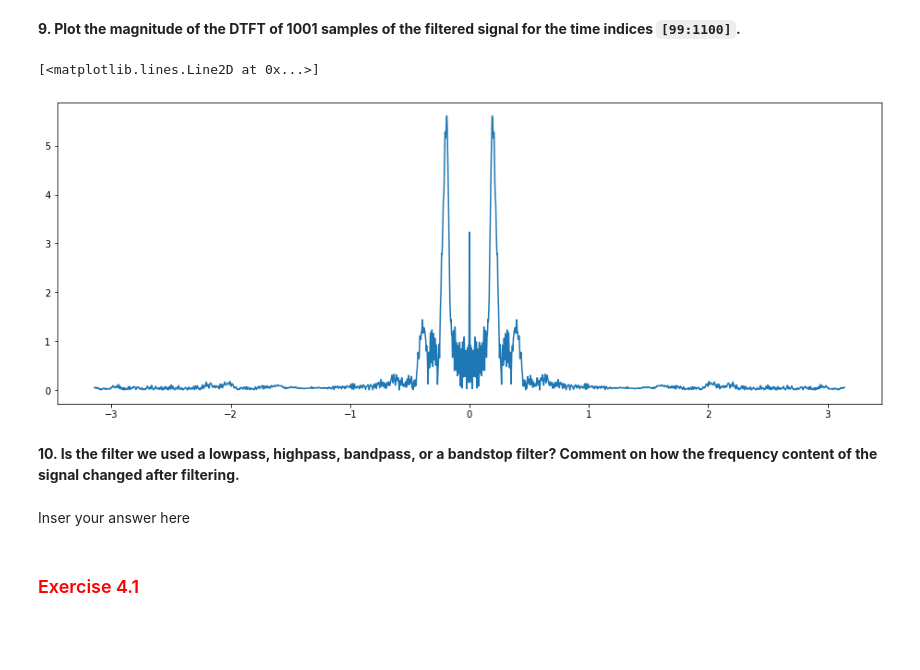
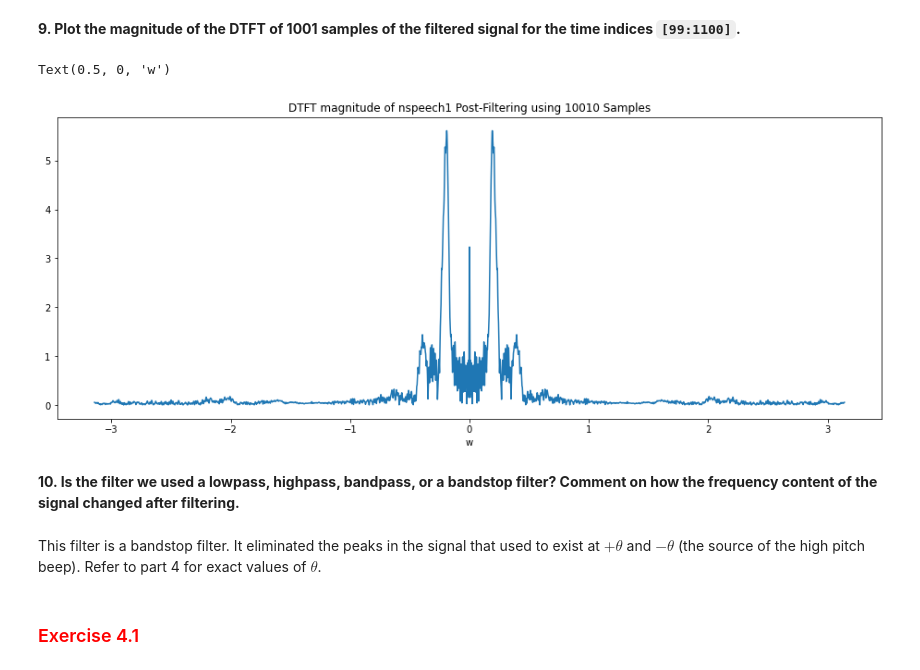
Before and after one commit to JustinWang781/438-Lab05a, a Jupyter notebook: lab05a_final_report.ipynb, the cells around one changed output. Drawn from its saved outputs; the diff is of its cells as text; code cells hidden in the pictures; blank space fills up the shorter version.

````diff
--- a/lab05a_final_report.ipynb
+++ b/lab05a_final_report.ipynb
@@ -142,7 +148,7 @@ display(theta)
 **5. Complete the function ```FIRfilter``` that implements the filter $H_f(z)$ with the measured value of $\theta$ and outputs the filtered signal (Hint: Use ```np.convolve()```).**
 # %%
 def FIRfilter(x, theta):
-    y = np.convolve([1, -2*np.cos(theta), 1], x)
+    y = np.convolve(x, [1, -2*np.cos(theta), 1])
     return y
 # %% [markdown]
 **6. Apply the new function ```FIRfilter``` to the ```nspeech1``` vector to attenuate the sinusoidal interference. Listen to the filtered signal to hear the effects of the filter.**
@@ -170,14 +178,16 @@ plt.plot(n, nspeech1_filtered[n])
 # %%
 # insert your code here
 X, w = DTFT(nspeech1_filtered[99:1100], 10010)
 plt.plot(w, np.abs(X))
+plt.title("DTFT magnitude of nspeech1 Post-Filtering using 10010 Samples")
+plt.xlabel("w")
 # %% [output]
-[<matplotlib.lines.Line2D at 0x...>]
+Text(0.5, 0, 'w')
-[figure, old version]
+[figure, new version]
 # %% [markdown]
 **10. Is the filter we used a lowpass, highpass, bandpass, or a bandstop filter? Comment on how the frequency content of the signal changed after filtering.**
-# %% [markdown]
-Inser your answer here
+# %% [markdown]
+This filter is a bandstop filter.  It eliminated the peaks in the signal that used to exist at $+\theta$ and $-\theta$ (the source of the high pitch beep).  Refer to part 4 for exact values of $\theta$.
 # %% [markdown]
 <h3 style="color:red;"><left>Exercise 4.1</left></h3>
 # %% [markdown]
````
Also changed, not shown: parts of 37 cells of this notebook.
